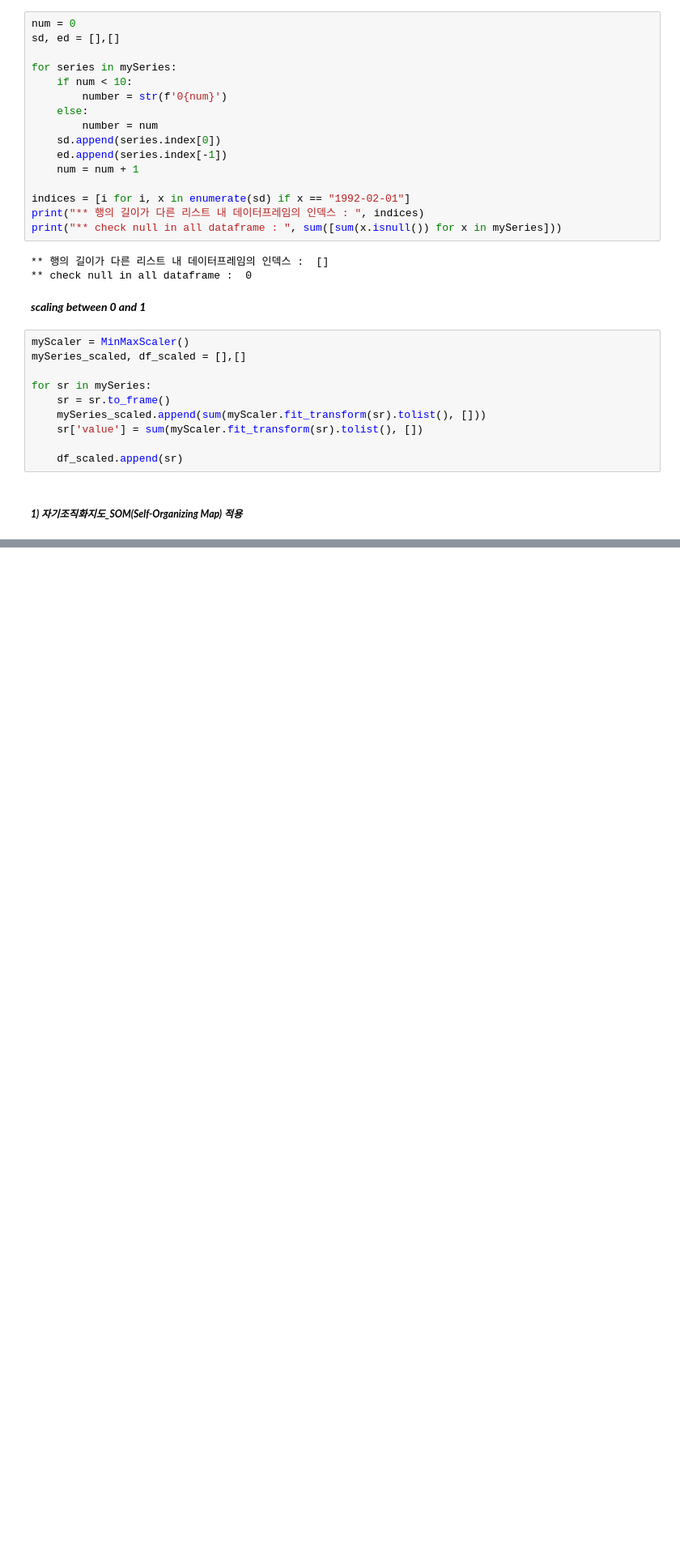
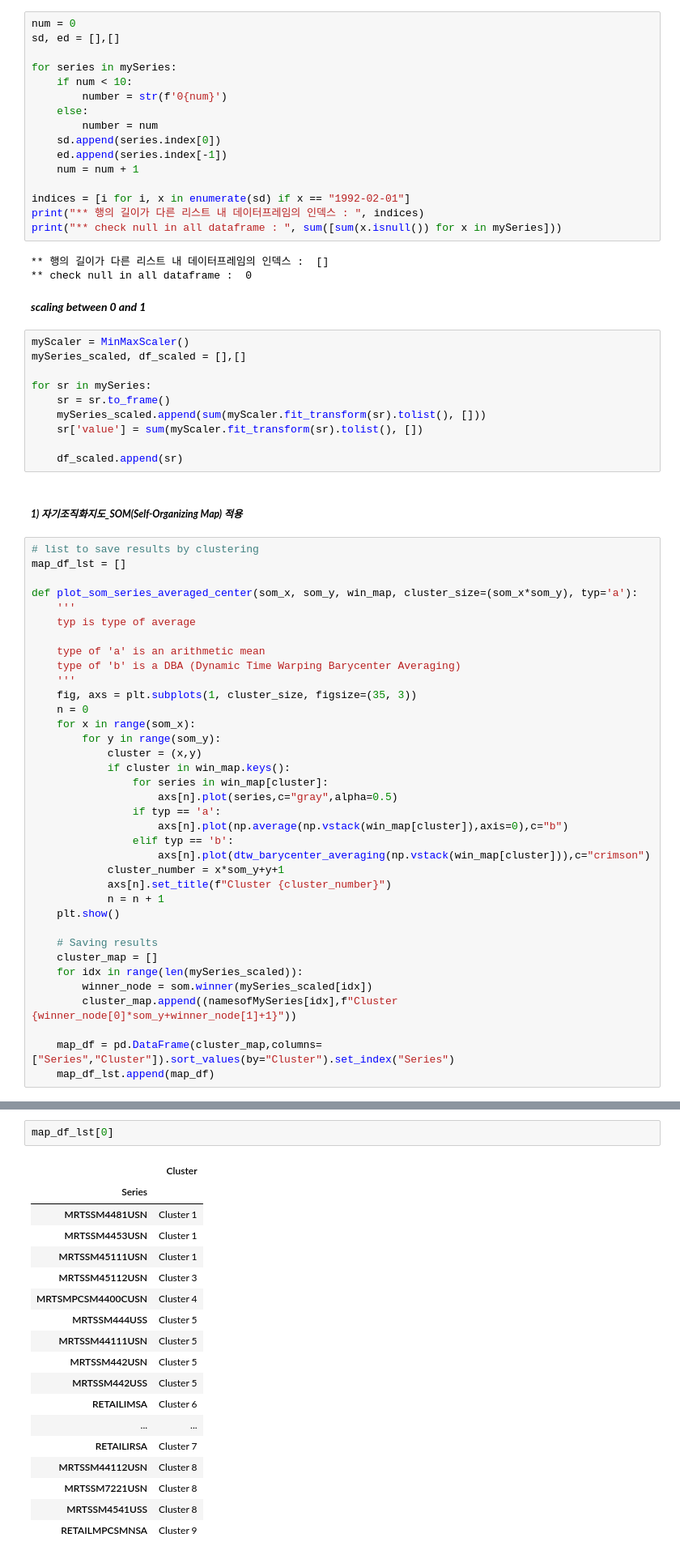
Before and after one commit to mwithgod3952/jh_Minor_Projects, a Jupyter notebook: Test_version_of_time_series_clustering_with_SOM_and_K_Means_clustering.ipynb, the cells around one changed output, grey strips where cells are left out. Shown at 81% size. Saved outputs shown, nothing was run; the diff lists cells and outputs as text; blank space fills up the shorter version.

```diff
--- a/Test_version_of_time_series_clustering_with_SOM_and_K_Means_clustering.ipynb
+++ b/Test_version_of_time_series_clustering_with_SOM_and_K_Means_clustering.ipynb
@@ -179,4 +179,40 @@ for sr in mySeries:
     df_scaled.append(sr)
 # %% [markdown]
 ##### ***1) 자기조직화지도_SOM(Self-Organizing Map) 적용***
+# %%
+# list to save results by clustering
+map_df_lst = []
+
+def plot_som_series_averaged_center(som_x, som_y, win_map, cluster_size=(som_x*som_y), typ='a'):
+    '''
+    typ is type of average
+
+    type of 'a' is an arithmetic mean
+    type of 'b' is a DBA (Dynamic Time Warping Barycenter Averaging)
+    '''
+    fig, axs = plt.subplots(1, cluster_size, figsize=(35, 3))
+    n = 0
+    for x in range(som_x):
+        for y in range(som_y):
+            cluster = (x,y)
+            if cluster in win_map.keys():
+                for series in win_map[cluster]:
+                    axs[n].plot(series,c="gray",alpha=0.5)
+                if typ == 'a':
+                    axs[n].plot(np.average(np.vstack(win_map[cluster]),axis=0),c="b")
+                elif typ == 'b':
+                    axs[n].plot(dtw_barycenter_averaging(np.vstack(win_map[cluster])),c="crimson")
+            cluster_number = x*som_y+y+1
+            axs[n].set_title(f"Cluster {cluster_number}")
+            n = n + 1
+    plt.show()
+
+    # Saving results
+    cluster_map = []
+    for idx in range(len(mySeries_scaled)):
+        winner_node = som.winner(mySeries_scaled[idx])
+        cluster_map.append((namesofMySeries[idx],f"Cluster {winner_node[0]*som_y+winner_node[1]+1}"))
+
+    map_df = pd.DataFrame(cluster_map,columns=["Series","Cluster"]).sort_values(by="Cluster").set_index("Series")
+    map_df_lst.append(map_df)
 # %%
@@ -240,0 +244,21 @@ result3
+# %%
+map_df_lst[0]
+# %% [output]
+|  | Cluster |
+| Series |  |
+| MRTSSM4481USN | Cluster 1 |
+| MRTSSM4453USN | Cluster 1 |
+| MRTSSM45111USN | Cluster 1 |
+| MRTSSM45112USN | Cluster 3 |
+| MRTSMPCSM4400CUSN | Cluster 4 |
+| MRTSSM444USS | Cluster 5 |
+| MRTSSM44111USN | Cluster 5 |
+| MRTSSM442USN | Cluster 5 |
+| MRTSSM442USS | Cluster 5 |
+| RETAILIMSA | Cluster 6 |
+| ... | ... |
+| RETAILIRSA | Cluster 7 |
+| MRTSSM44112USN | Cluster 8 |
+| MRTSSM7221USN | Cluster 8 |
+| MRTSSM4541USS | Cluster 8 |
+| RETAILMPCSMNSA | Cluster 9 |
```
Also changed, not shown: parts of 6 cells of this notebook.
